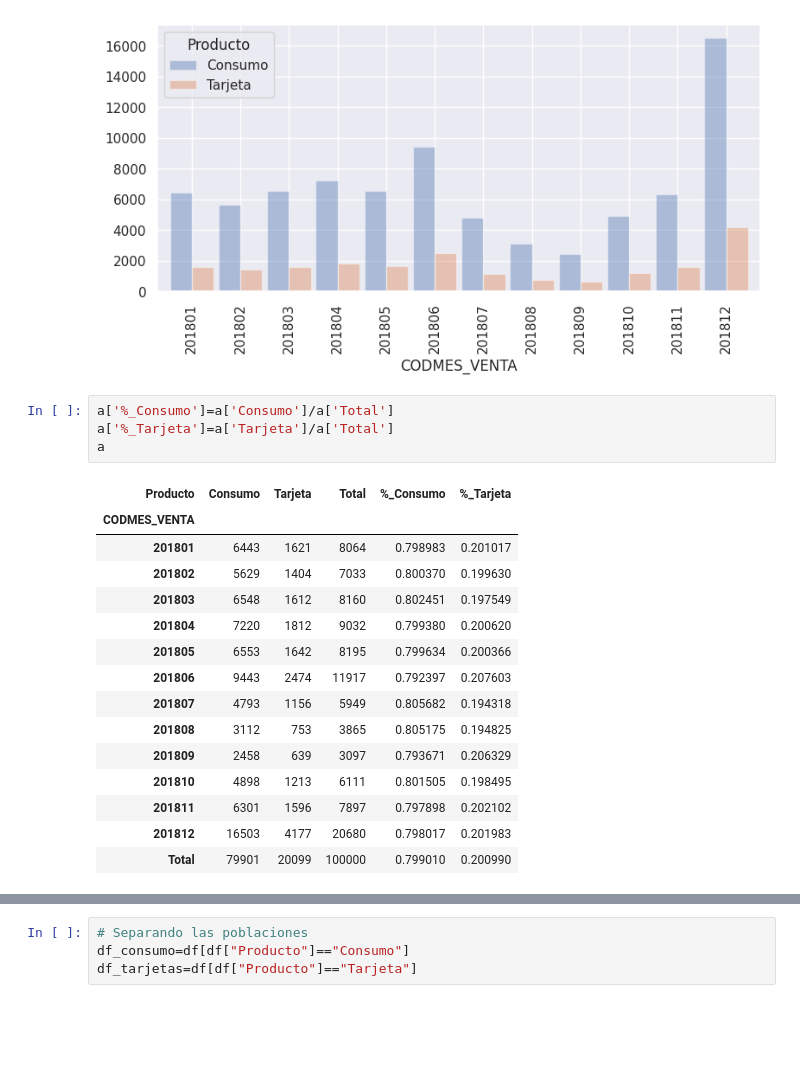
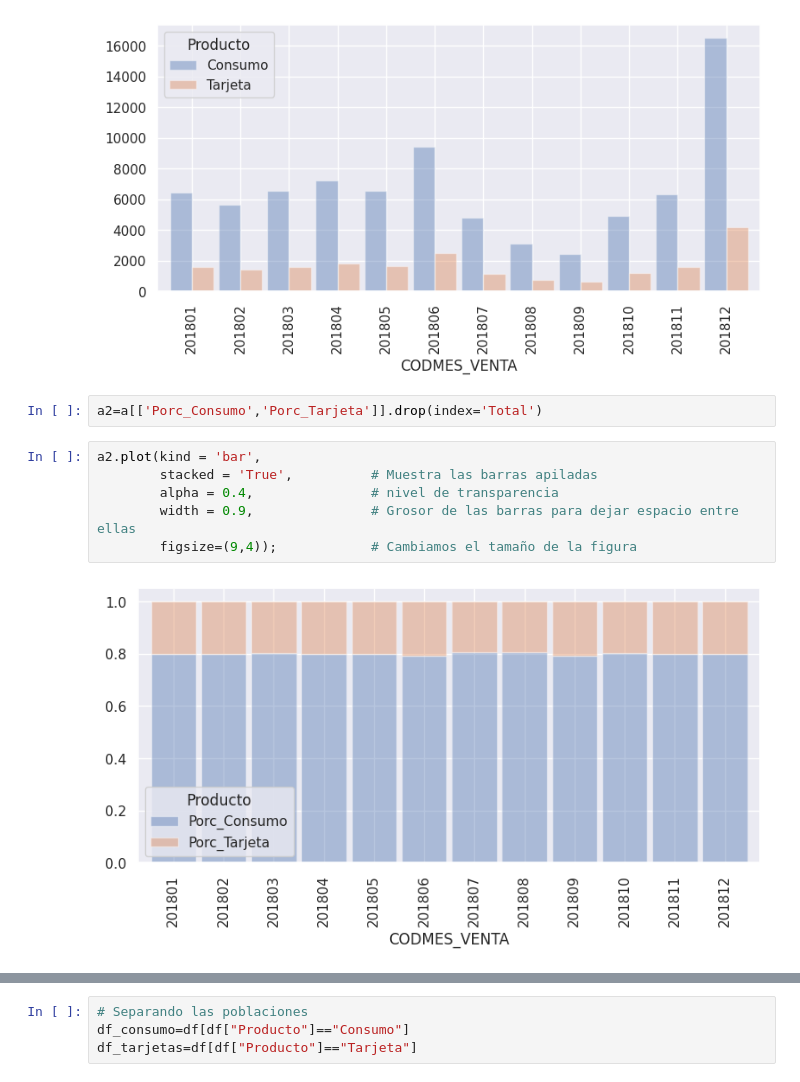
Before and after one commit to jpantojaj/CreditScoring, a Jupyter notebook: Sesión_5_1_Exploring_Data_2.ipynb, the cells around one changed output, grey strips where cells are left out. Cells and saved outputs as stored; diff of their text form; blank space fills up the shorter version.

```diff
--- a/Sesión_5_1_Exploring_Data_2.ipynb
+++ b/Sesión_5_1_Exploring_Data_2.ipynb
@@ -75,23 +91,13 @@ a1.plot(kind = 'bar',
        figsize=(9,4));            # Cambiamos el tamaño de la figura
 # %% [output]
 [figure]
-# %%
-a['%_Consumo']=a['Consumo']/a['Total']
-a['%_Tarjeta']=a['Tarjeta']/a['Total']
-a
-# %% [output]
-| Producto | Consumo | Tarjeta | Total | %_Consumo | %_Tarjeta |
-| CODMES_VENTA |  |  |  |  |  |
-| 201801 | 6443 | 1621 | 8064 | 0.798983 | 0.201017 |
-| 201802 | 5629 | 1404 | 7033 | 0.800370 | 0.199630 |
-| 201803 | 6548 | 1612 | 8160 | 0.802451 | 0.197549 |
-| 201804 | 7220 | 1812 | 9032 | 0.799380 | 0.200620 |
-| 201805 | 6553 | 1642 | 8195 | 0.799634 | 0.200366 |
-| 201806 | 9443 | 2474 | 11917 | 0.792397 | 0.207603 |
-| 201807 | 4793 | 1156 | 5949 | 0.805682 | 0.194318 |
-| 201808 | 3112 | 753 | 3865 | 0.805175 | 0.194825 |
-| 201809 | 2458 | 639 | 3097 | 0.793671 | 0.206329 |
-| 201810 | 4898 | 1213 | 6111 | 0.801505 | 0.198495 |
-| 201811 | 6301 | 1596 | 7897 | 0.797898 | 0.202102 |
-| 201812 | 16503 | 4177 | 20680 | 0.798017 | 0.201983 |
-| Total | 79901 | 20099 | 100000 | 0.799010 | 0.200990 |
+# %%
+a2=a[['Porc_Consumo','Porc_Tarjeta']].drop(index='Total')
+# %%
+a2.plot(kind = 'bar',
+        stacked = 'True',          # Muestra las barras apiladas
+        alpha = 0.4,               # nivel de transparencia
+        width = 0.9,               # Grosor de las barras para dejar espacio entre ellas
+        figsize=(9,4));            # Cambiamos el tamaño de la figura
+# %% [output]
+[figure, added]
```
Also changed, not shown: parts of 19 cells of this notebook.
